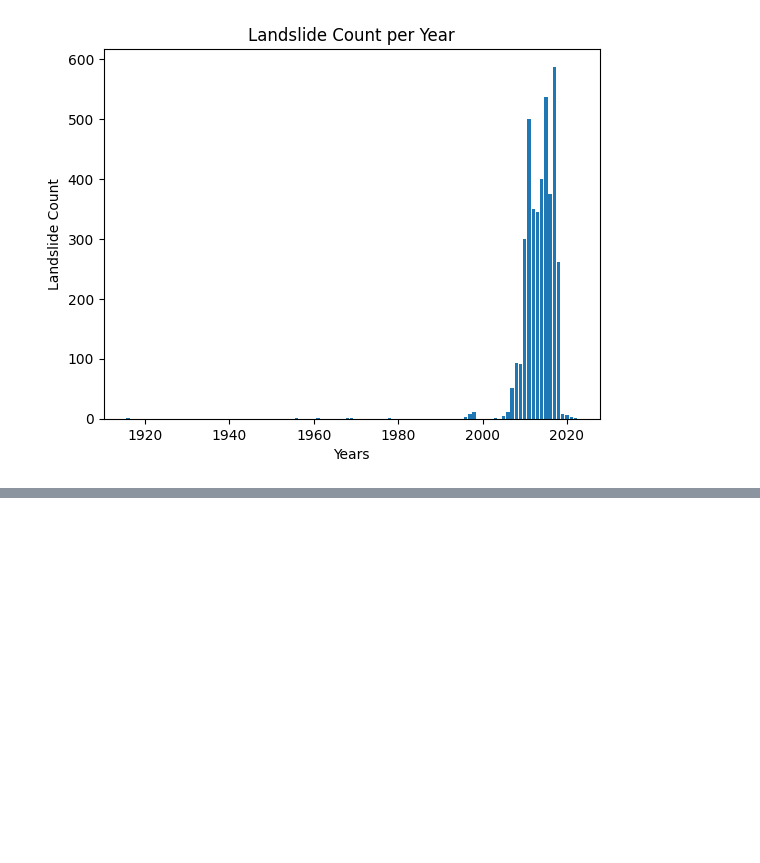
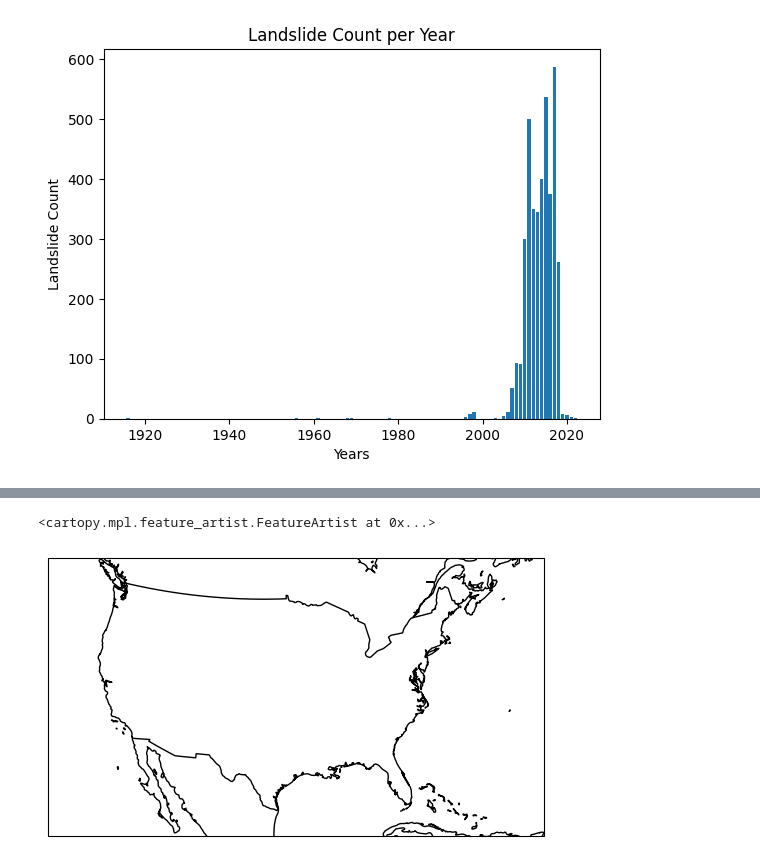
Before and after one commit to Kduff2/LandslideProject, a Jupyter notebook: term_paper.ipynb, the cells around one changed output, grey strips where cells are left out. Saved outputs shown, nothing was run; the diff lists cells and outputs as text; code cells hidden in the pictures; blank space fills up the shorter version.

```diff
--- a/term_paper.ipynb
+++ b/term_paper.ipynb
@@ -67,0 +71,13 @@ DriverError: Unable to open nasa_coolr_events_point.shx or nasa_coolr_events_poi
+# %%
+import cartopy.crs as ccrs
+import cartopy.feature as cfeature
+
+events = plt.subplot(1, 1, 1, projection=ccrs.AlbersEqualArea(central_longitude=-99, central_latitude=35))
+
+events.set_extent([-125, -65, 20, 50])
+
+events.add_feature(cfeature.COASTLINE)
+events.add_feature(cfeature.BORDERS)
+# %% [output]
+<cartopy.mpl.feature_artist.FeatureArtist at 0x...>
+[figure, added]
```
Also changed, not shown: parts of 2 cells of this notebook, 11 other files.
